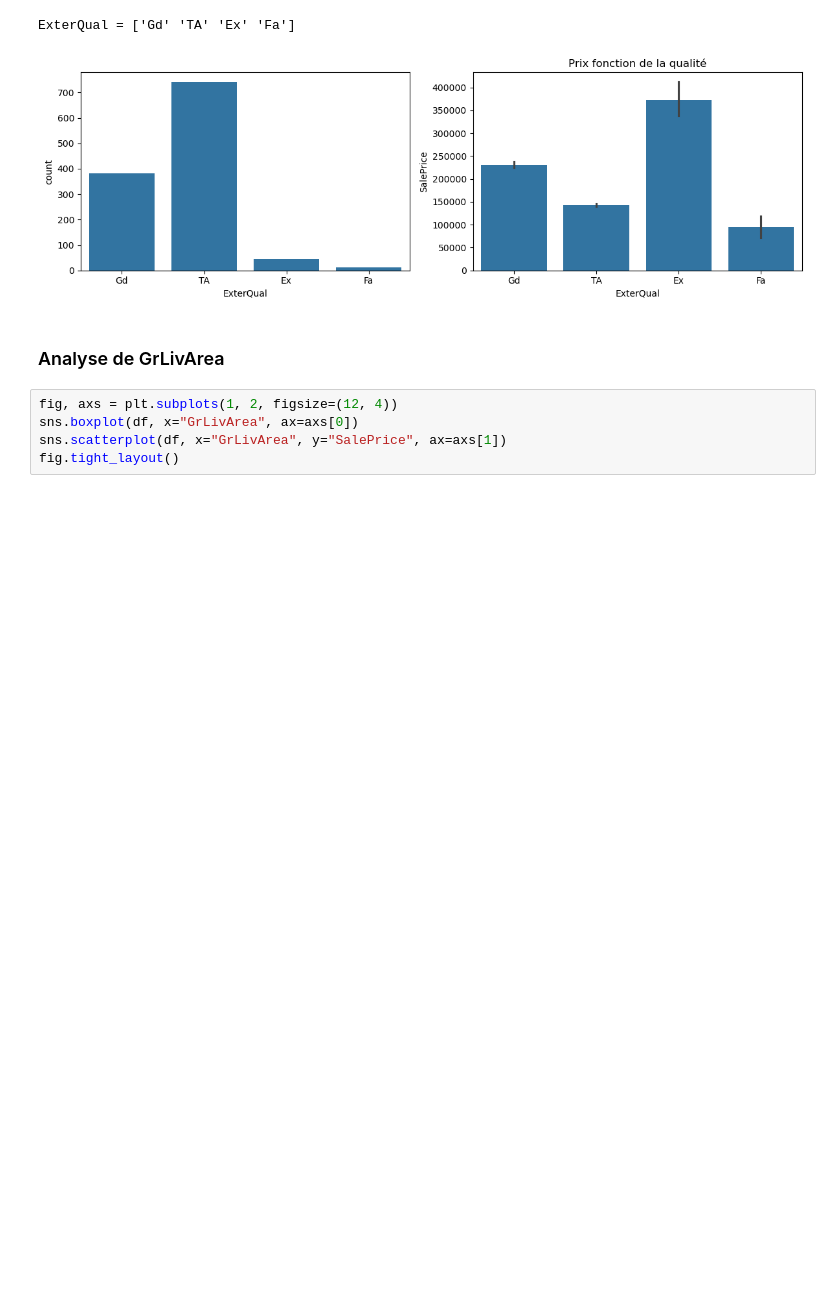
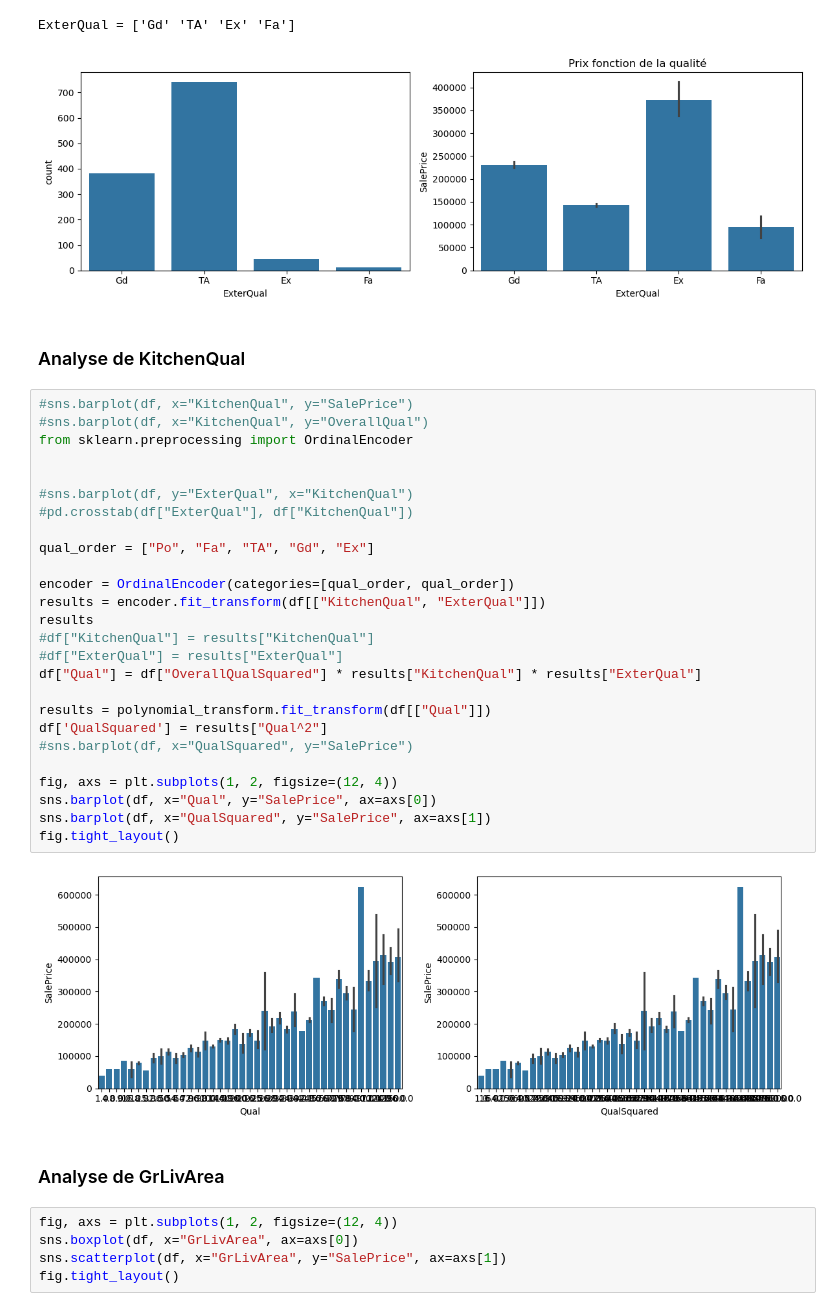
Before and after one commit to olivierbachard/mlpro-house-price-prediction, a Jupyter notebook: analysis.ipynb, the cells around one changed output. Drawn from its saved outputs; the diff is of its cells as text; blank space fills up the shorter version.

```diff
--- a/analysis.ipynb
+++ b/analysis.ipynb
@@ -112,6 +127,36 @@ fig.tight_layout()
 # %% [output]
 ExterQual = ['Gd' 'TA' 'Ex' 'Fa']
 [figure]
+# %% [markdown]
+### Analyse de KitchenQual
+# %%
+#sns.barplot(df, x="KitchenQual", y="SalePrice")
+#sns.barplot(df, x="KitchenQual", y="OverallQual")
+from sklearn.preprocessing import OrdinalEncoder
+
+
+#sns.barplot(df, y="ExterQual", x="KitchenQual")
+#pd.crosstab(df["ExterQual"], df["KitchenQual"])
+
+qual_order = ["Po", "Fa", "TA", "Gd", "Ex"]
+
+encoder = OrdinalEncoder(categories=[qual_order, qual_order])
+results = encoder.fit_transform(df[["KitchenQual", "ExterQual"]])
+results
+#df["KitchenQual"] = results["KitchenQual"]
+#df["ExterQual"] = results["ExterQual"]
+df["Qual"] = df["OverallQualSquared"] * results["KitchenQual"] * results["ExterQual"]
+
+results = polynomial_transform.fit_transform(df[["Qual"]])
+df['QualSquared'] = results["Qual^2"]
+#sns.barplot(df, x="QualSquared", y="SalePrice")
+
+fig, axs = plt.subplots(1, 2, figsize=(12, 4))
+sns.barplot(df, x="Qual", y="SalePrice", ax=axs[0])
+sns.barplot(df, x="QualSquared", y="SalePrice", ax=axs[1])
+fig.tight_layout()
+# %% [output]
+[figure, added]
 # %% [markdown]
 ### Analyse de GrLivArea
 # %%
```
Also changed, not shown: parts of 8 cells of this notebook, 1 other file.
